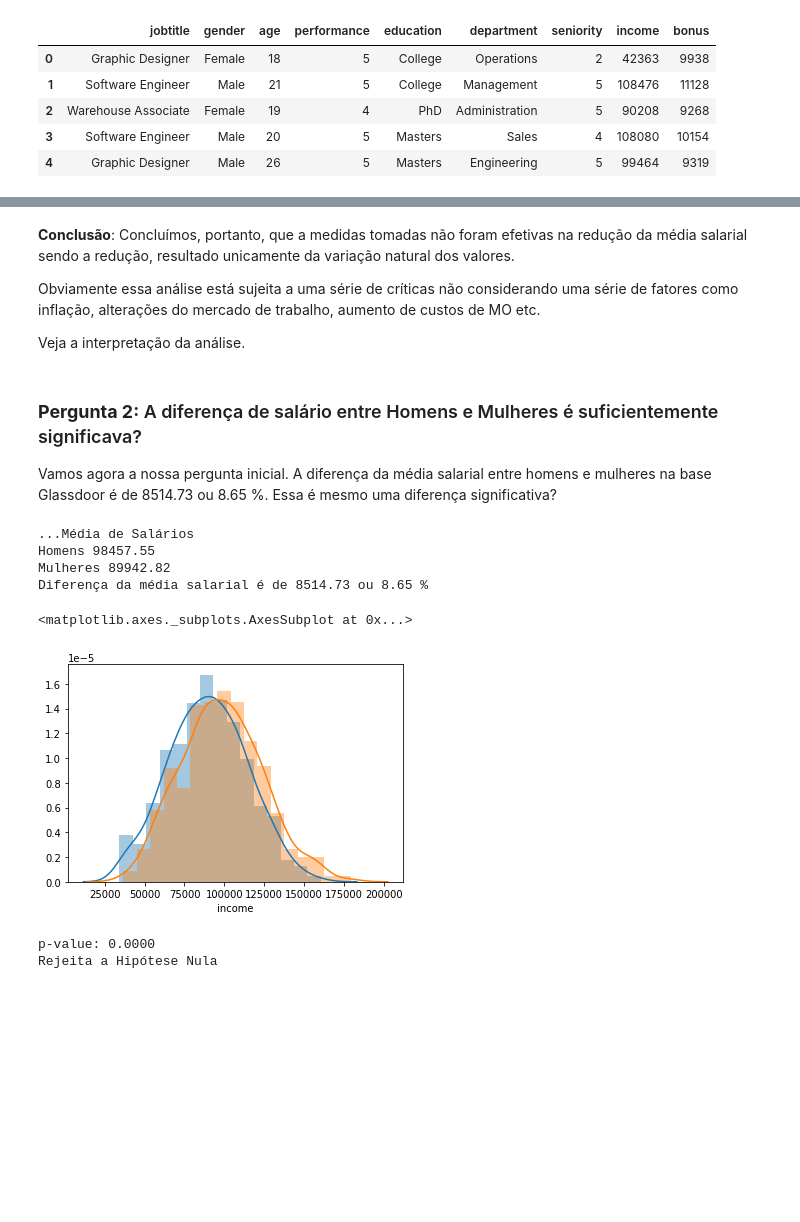
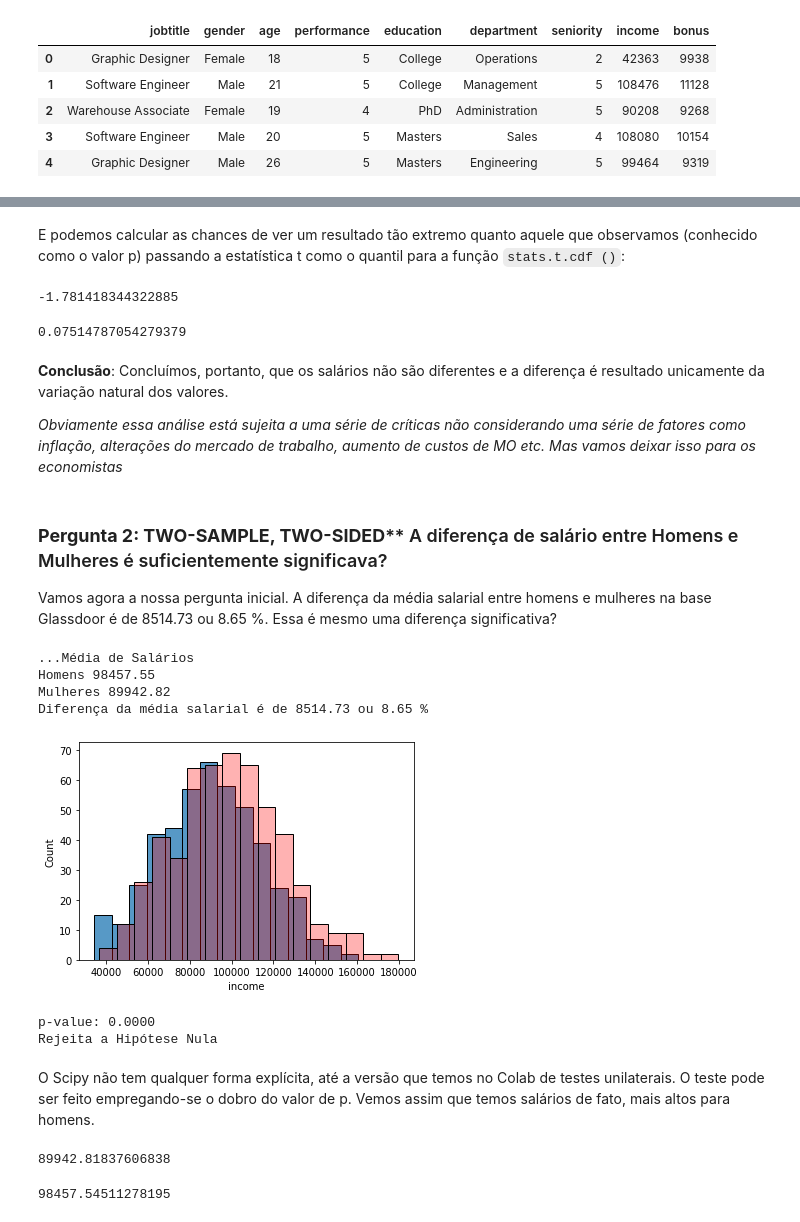
Before and after one commit to Rogerio-mack/Ciencia-de-Dados-e-Aprendizado-de-Maquina, a Jupyter notebook: ACD_T3_Testes_de_Hipoteses.ipynb, the cells around one changed output, grey strips where cells are left out. Saved outputs shown, nothing was run; the diff lists cells and outputs as text; code cells hidden in the pictures; blank space fills up the shorter version.

```diff
--- a/ACD_T3_Testes_de_Hipoteses.ipynb
+++ b/ACD_T3_Testes_de_Hipoteses.ipynb
@@ -104,7 +692,6 @@ import numpy                   as np
 import matplotlib.pyplot       as plt
 import seaborn                 as sns
 %matplotlib inline
-plt.style.use('ggplot')
 
 data = pd.read_csv('http://meusite.mackenzie.br/rogerio/TIC/Projects/glassdoordata.csv')
 data.head()
@@ -140,6 +759,12 @@ Aceita a Hipótese Nula
+# %% [markdown]
+E podemos calcular as chances de ver um resultado tão extremo quanto aquele que observamos (conhecido como o valor p) passando a estatística t como o quantil para a função `stats.t.cdf ()`:
+# %%
+print(s)
+t.cdf(s, df=n-1)*2 # p-value
+# %% [output]
+-1.781418344322885
+0.07514787054279379
 # %% [markdown]
-**Conclusão**: Concluímos, portanto, que a medidas tomadas não foram efetivas na redução da média salarial sendo a redução, resultado unicamente da variação natural dos valores.
+**Conclusão**: Concluímos, portanto, que os salários não são diferentes e a diferença é resultado unicamente da variação natural dos valores.
 
-Obviamente essa análise está sujeita a uma série de críticas não considerando uma série de fatores como inflação, alterações do mercado de trabalho, aumento de custos de MO etc.
-
-Veja a interpretação da análise.
+*Obviamente essa análise está sujeita a uma série de críticas não considerando uma série de fatores como inflação, alterações do mercado de trabalho, aumento de custos de MO etc. Mas vamos deixar isso para os economistas*
@@ -163,26 +771,26 @@ plt.show()
 # %% [markdown]
-### **Pergunta 2:** A diferença de salário entre Homens e Mulheres é suficientemente significava?
+### **Pergunta 2: TWO-SAMPLE, TWO-SIDED**** A diferença de salário entre Homens e Mulheres é suficientemente significava?
 
 Vamos agora a nossa pergunta inicial. A diferença da média salarial entre homens e mulheres na base Glassdoor é de 8514.73 ou 8.65 %. Essa é mesmo uma diferença significativa?
 # %%
 # EDA...
 
 incomeFemale = data[data.gender == 'Female'].income
 incomeMale = data[data.gender == 'Male'].income
 
 print('...Média de Salários')
 print('Homens {:.2f}'.format(incomeMale.mean()))
 print('Mulheres {:.2f}'.format(incomeFemale.mean()))
 print('Diferença da média salarial é de {:.2f} ou {:.2f} %'.format(
         incomeMale.mean() - incomeFemale.mean(), 100*(incomeMale.mean() - incomeFemale.mean())/ incomeMale.mean()))
 
-sns.distplot(incomeFemale)
-sns.distplot(incomeMale)
+sns.histplot(incomeFemale)
+sns.histplot(incomeMale,color='r',alpha=0.3)
+plt.show()
 # %% [output]
 ...Média de Salários
 Homens 98457.55
 Mulheres 89942.82
 Diferença da média salarial é de 8514.73 ou 8.65 %
-<matplotlib.axes._subplots.AxesSubplot at 0x...>
-[figure, old version]
+[figure, new version]
 # %%
@@ -198,3 +808,13 @@ else:
 # %% [output]
 p-value: 0.0000
 Rejeita a Hipótese Nula
+# %% [markdown]
+O Scipy não tem qualquer forma explícita, até a versão que temos no Colab de testes unilaterais. O teste pode ser feito empregando-se o dobro do valor de p. Vemos assim que temos salários de fato, mais altos para homens.
+# %%
+incomeFemale.mean()
+# %% [output]
+89942.81837606838
+# %%
+incomeMale.mean()
+# %% [output]
+98457.54511278195
```
Also changed, not shown: parts of 79 cells of this notebook.
